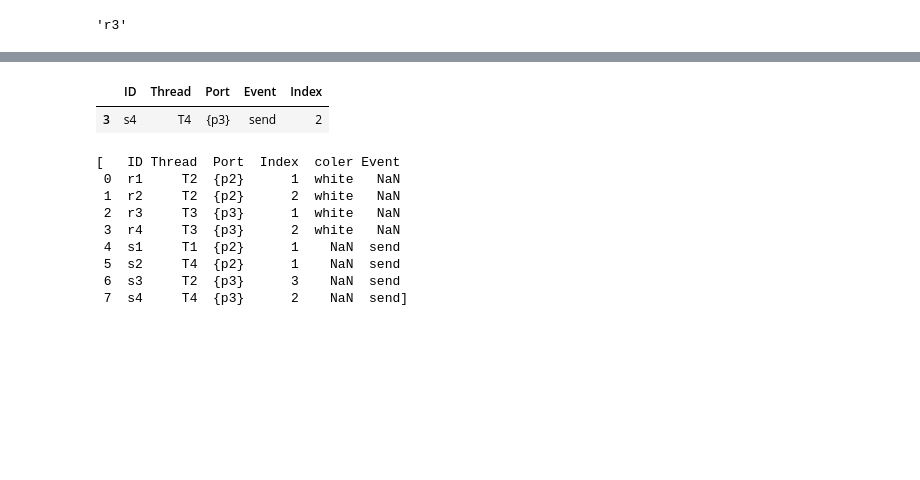
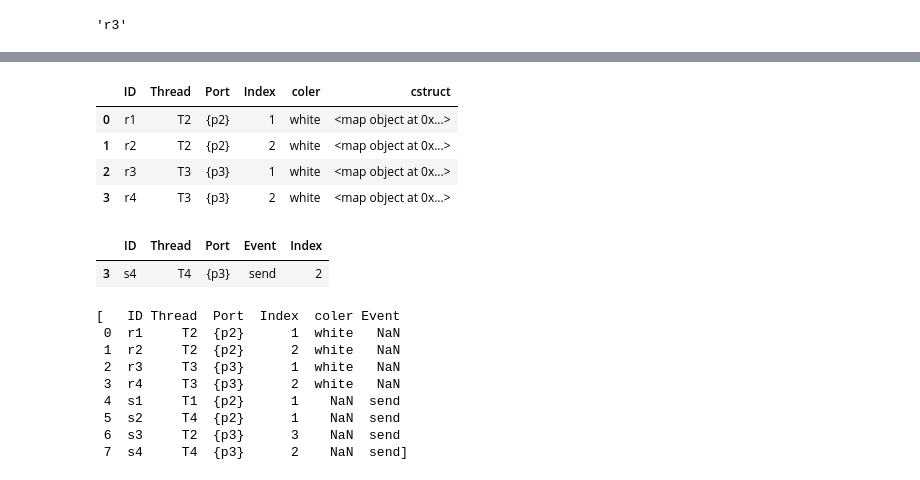
Before and after one commit to fswu0831/RTOS_sample_Algorithm, a Jupyter notebook: Reachability-Testing.ipynb, the cells around one changed output, grey strips where cells are left out. Drawn from its saved outputs; the diff is of its cells as text; code cells hidden in the pictures; blank space fills up the shorter version.

```diff
--- a/Reachability-Testing.ipynb
+++ b/Reachability-Testing.ipynb
@@ -3,10 +3,18 @@ import pandas as pd
 import numpy as np
 from tqdm import tqdm
 import re
+from IPython.display import display
 
 def cstruct(event,results):
     global Q
     global Qs
+    global Qr
+    global check_digit
+
+    if check_digit==0:
+        magic=0
+    else:
+        magic=1
 
     thread=event['Thread']
     index=event['Index']
@@ -14,17 +22,24 @@ def cstruct(event,results):
     if index==1:
         return ''
     for i in range(index-1,0,-1):
-        temp=Q[0][(Q[0].Thread == thread) & (Q[0].Index==i)].iloc[0]
+        try:
+            temp=Qr[number+magic][(Qr[number+magic].Thread == thread) & (Qr[number+magic].Index==i)].iloc[0]
+        except:
+            temp=Qs[number+magic][(Qs[number+magic].Thread == thread) & (Qs[number+magic].Index==i)].iloc[0]
         if temp['Event']=='send':
             results.append(temp['ID'])
             event=temp
             results.extend(cstruct(event,results))
         else:
             results.append(temp['ID'])
-            send=Qs[0].loc[temp.name]
+            send=Qs[number+magic].loc[temp.name]
             results.append(send['ID'])
             results.extend(cstruct(send,results))
     return list(set(results))
+
+## raceの重複判定のためのc-struct
+
+
 
 def no_index(start,finish,t,event,R):
     #if type(event)==int:
@@ -247,3 +374,12 @@ table
+# %%
+Qr_unique.cstruct=map(str,Qr_unique.cstruct)
+Qr_unique
+# %% [output]
+|  | ID | Thread | Port | Index | coler | cstruct |
+| 0 | r1 | T2 | {p2} | 1 | white | <map object at 0x...> |
+| 1 | r2 | T2 | {p2} | 2 | white | <map object at 0x...> |
+| 2 | r3 | T3 | {p3} | 1 | white | <map object at 0x...> |
+| 3 | r4 | T3 | {p3} | 2 | white | <map object at 0x...> |
 # %%
 Qs[i+1][Qs[i+1].ID==race_set[0][Qr[i+1][Q[i+1]['ID']==columns[key]].iloc[0].ID][int(table.iloc[i][columns[key]])-1]].ID
 # %% [output]
```
Also changed, not shown: parts of 9 cells of this notebook, 3 other files.
